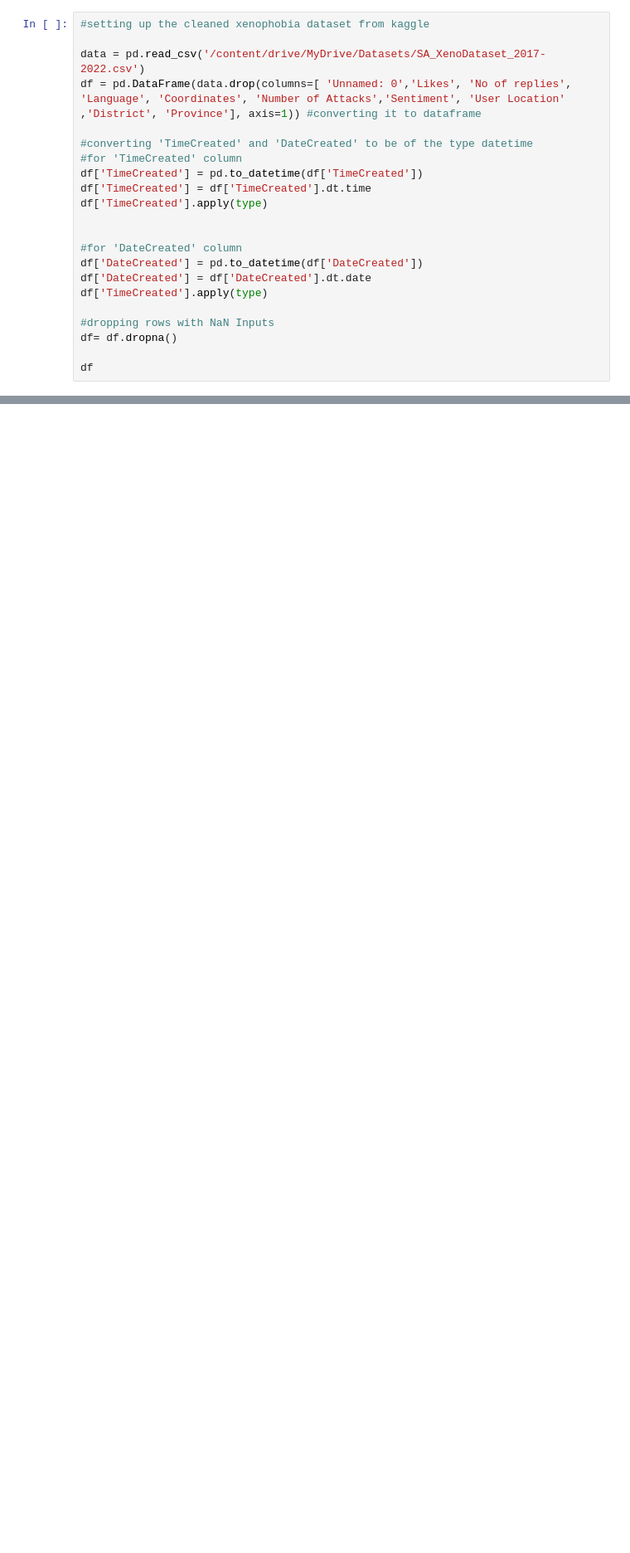
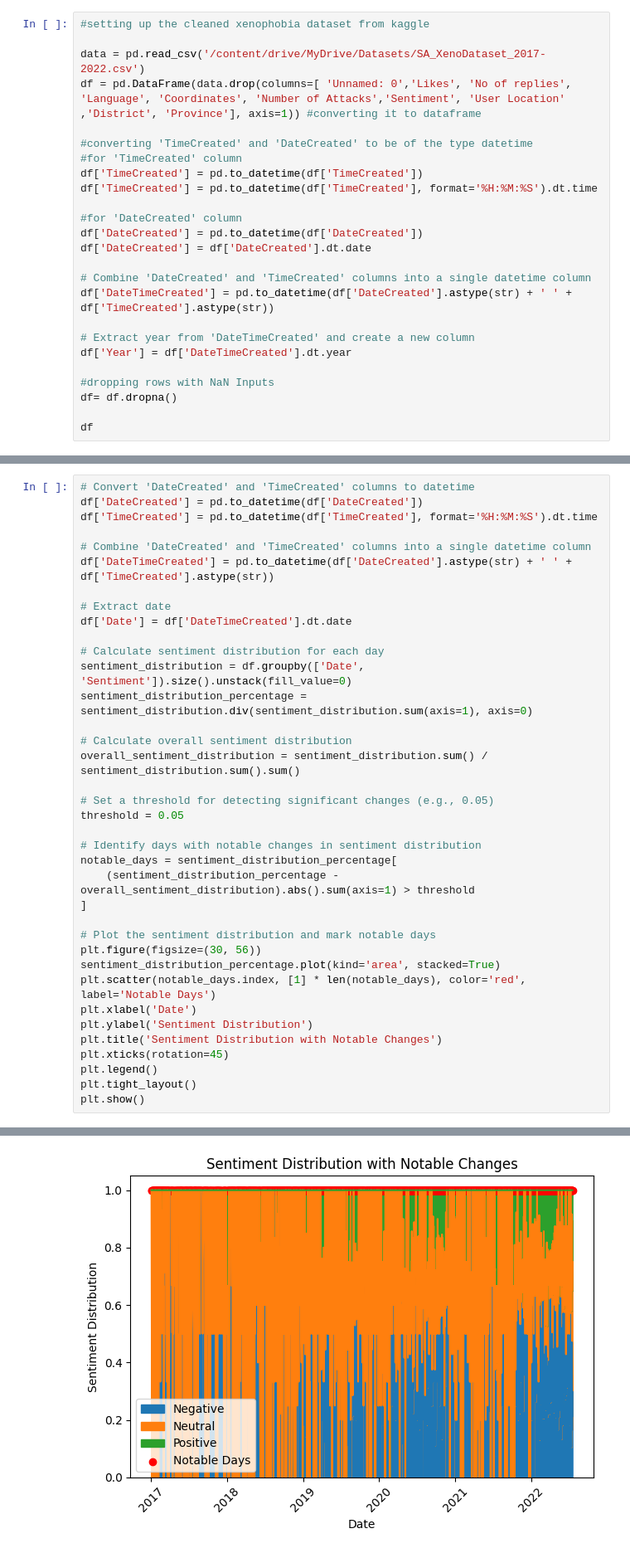
Before and after one commit to MarehWilliams01/Assessing-Xenophobia, a Jupyter notebook: assessing_xenophobia.ipynb, the cells around one changed output, grey strips where cells are left out. Shown: that part at 83% size. Drawn from its saved outputs; the diff is of its cells as text; blank space fills up the shorter version.

```diff
--- a/assessing_xenophobia.ipynb
+++ b/assessing_xenophobia.ipynb
@@ -25,14 +25,17 @@ df = pd.DataFrame(data.drop(columns=[ 'Unnamed: 0','Likes', 'No of replies', 'La
 #converting 'TimeCreated' and 'DateCreated' to be of the type datetime
 #for 'TimeCreated' column
 df['TimeCreated'] = pd.to_datetime(df['TimeCreated'])
-df['TimeCreated'] = df['TimeCreated'].dt.time
-df['TimeCreated'].apply(type)
-
+df['TimeCreated'] = pd.to_datetime(df['TimeCreated'], format='%H:%M:%S').dt.time
 
 #for 'DateCreated' column
 df['DateCreated'] = pd.to_datetime(df['DateCreated'])
 df['DateCreated'] = df['DateCreated'].dt.date
-df['TimeCreated'].apply(type)
+
+# Combine 'DateCreated' and 'TimeCreated' columns into a single datetime column
+df['DateTimeCreated'] = pd.to_datetime(df['DateCreated'].astype(str) + ' ' + df['TimeCreated'].astype(str))
+
+# Extract year from 'DateTimeCreated' and create a new column
+df['Year'] = df['DateTimeCreated'].dt.year
 
 #dropping rows with NaN Inputs
 df= df.dropna()
@@ -233,3 +229,41 @@ plt.tight_layout()
 
 # Show the plot
 plt.show()
+# %%
+# Convert 'DateCreated' and 'TimeCreated' columns to datetime
+df['DateCreated'] = pd.to_datetime(df['DateCreated'])
+df['TimeCreated'] = pd.to_datetime(df['TimeCreated'], format='%H:%M:%S').dt.time
+
+# Combine 'DateCreated' and 'TimeCreated' columns into a single datetime column
+df['DateTimeCreated'] = pd.to_datetime(df['DateCreated'].astype(str) + ' ' + df['TimeCreated'].astype(str))
+
+# Extract date
+df['Date'] = df['DateTimeCreated'].dt.date
+
+# Calculate sentiment distribution for each day
+sentiment_distribution = df.groupby(['Date', 'Sentiment']).size().unstack(fill_value=0)
+sentiment_distribution_percentage = sentiment_distribution.div(sentiment_distribution.sum(axis=1), axis=0)
+
+# Calculate overall sentiment distribution
+overall_sentiment_distribution = sentiment_distribution.sum() / sentiment_distribution.sum().sum()
+
+# Set a threshold for detecting significant changes (e.g., 0.05)
+threshold = 0.05
+
+# Identify days with notable changes in sentiment distribution
+notable_days = sentiment_distribution_percentage[
+    (sentiment_distribution_percentage - overall_sentiment_distribution).abs().sum(axis=1) > threshold
+]
+
+# Plot the sentiment distribution and mark notable days
+plt.figure(figsize=(30, 56))
+sentiment_distribution_percentage.plot(kind='area', stacked=True)
+plt.scatter(notable_days.index, [1] * len(notable_days), color='red', label='Notable Days')
+plt.xlabel('Date')
+plt.ylabel('Sentiment Distribution')
+plt.title('Sentiment Distribution with Notable Changes')
+plt.xticks(rotation=45)
+plt.legend()
+plt.tight_layout()
+plt.show()
+# %% [output]
@@ -235,0 +271 @@ plt.show()
+[figure, added]
```
Also changed, not shown: parts of 6 cells of this notebook.
